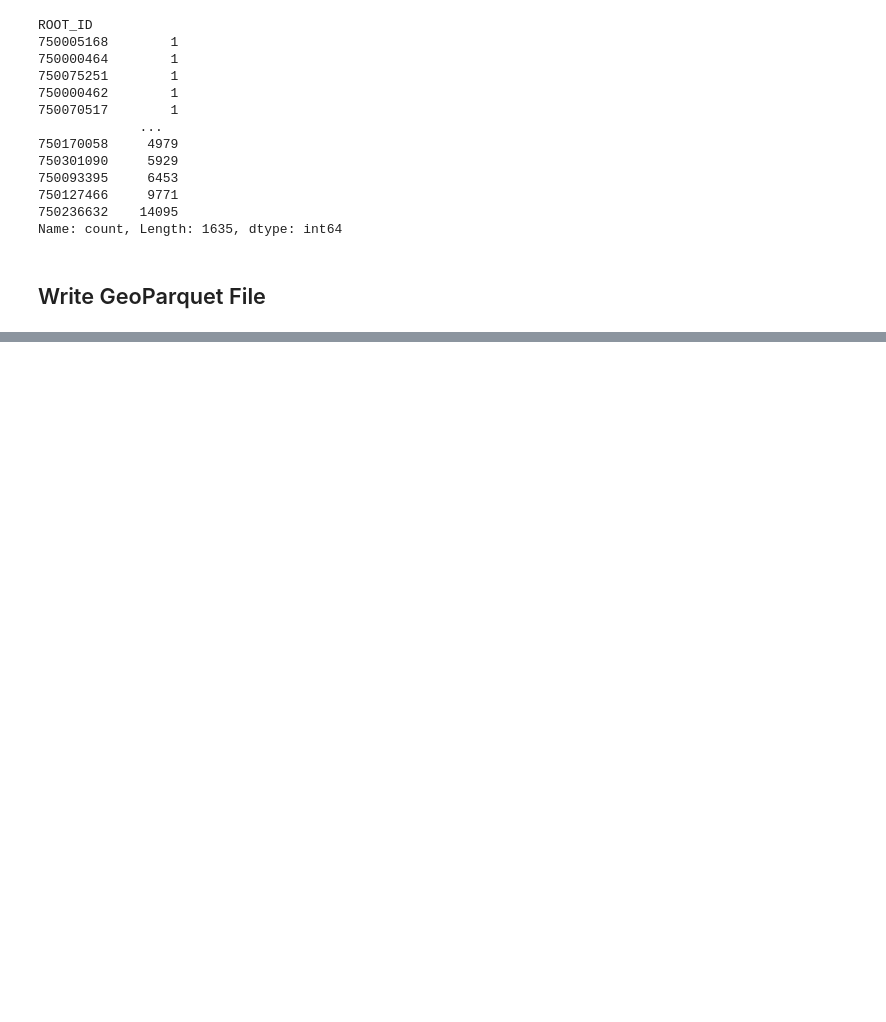
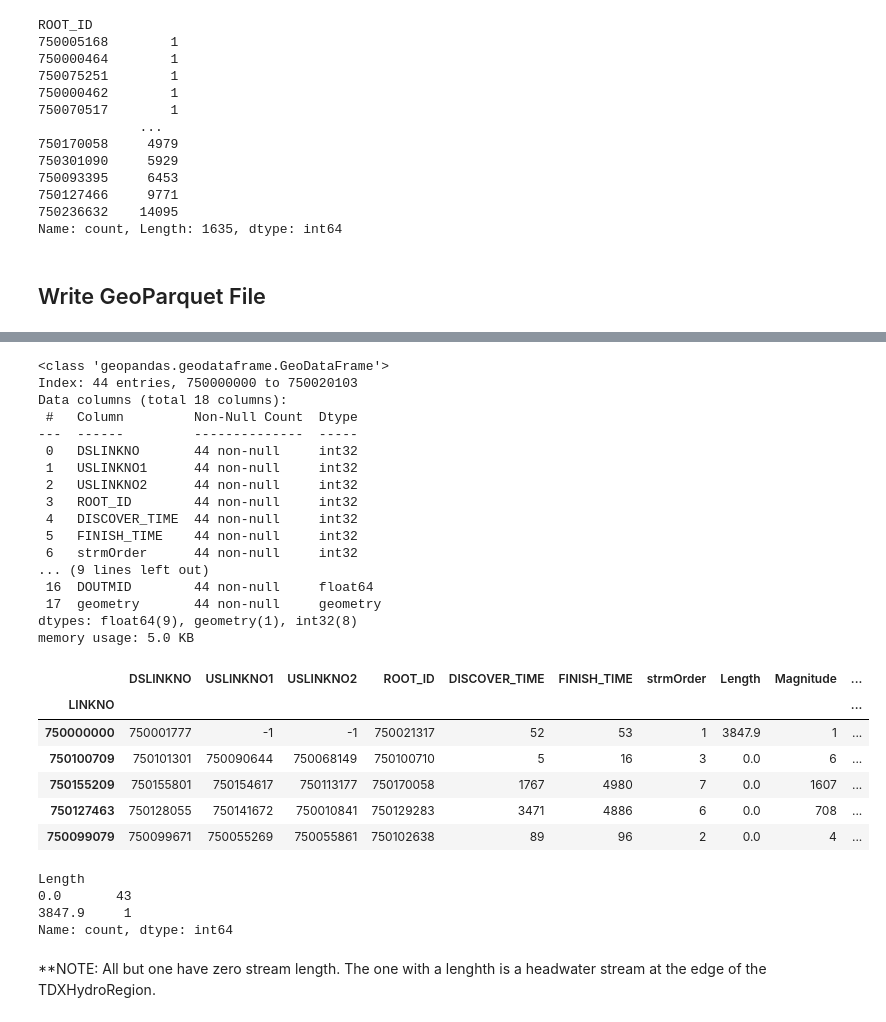
Before and after one commit to WikiWatershed/global-hydrography, a Jupyter notebook: sandbox/modified_nested_set_index.ipynb, the cells around one changed output, grey strips where cells are left out. Drawn from its saved outputs; the diff is of its cells as text; code cells hidden in the pictures; blank space fills up the shorter version.

```diff
--- a/sandbox/modified_nested_set_index.ipynb
+++ b/sandbox/modified_nested_set_index.ipynb
@@ -313,0 +341,4 @@ PosixPath('/Users/aaufdenkampe/Documents/Python/global-hydrography/data_temp/nga
+# %%
+# Test to see if adding metadata to gdf gets saved to parquet
+mnsi_gdf.source_info = info['layer_metadata']
+mnsi_gdf.source_info
@@ -316,0 +425,14 @@ mnsi_gdf.to_parquet(tdx_parquet_path, compression='zstd')
+# %%
+stream_mnsi_gdf = mnsi_gdf.copy(deep=True)
+# %%
+columns_to_merge = ['DSContArea', 'USContArea']
+
+# Merge confirms that their LINKNO values match
+# Although there are not as many basins as there are stream reaches!
+basins_test_gdf = pd.merge(
+    basins_test_gdf,
+    stream_mnsi_gdf[columns_to_merge],
+    how='right',
+    on='LINKNO',
+)
+basins_test_gdf.info()
@@ -316,0 +450,39 @@ mnsi_gdf.to_parquet(tdx_parquet_path, compression='zstd')
+# %%
+# Explore stream links with no basin geometry.
+streams_no_basins_gdf = stream_mnsi_gdf[basins_test_gdf.geometry==None]
+streams_no_basins_gdf.info()
+streams_no_basins_gdf.head()
+# %% [output]
+<class 'geopandas.geodataframe.GeoDataFrame'>
+Index: 44 entries, 750000000 to 750020103
+Data columns (total 18 columns):
+ #   Column         Non-Null Count  Dtype
+---  ------         --------------  -----
+ 0   DSLINKNO       44 non-null     int32
+ 1   USLINKNO1      44 non-null     int32
+ 2   USLINKNO2      44 non-null     int32
+ 3   ROOT_ID        44 non-null     int32
+ 4   DISCOVER_TIME  44 non-null     int32
+ 5   FINISH_TIME    44 non-null     int32
+ 6   strmOrder      44 non-null     int32
+... (9 lines left out)
+ 16  DOUTMID        44 non-null     float64
+ 17  geometry       44 non-null     geometry
+dtypes: float64(9), geometry(1), int32(8)
+memory usage: 5.0 KB
+|  | DSLINKNO | USLINKNO1 | USLINKNO2 | ROOT_ID | DISCOVER_TIME | FINISH_TIME | strmOrder | Length | Magnitude | ... |
+| LINKNO |  |  |  |  |  |  |  |  |  | ... |
+| 750000000 | 750001777 | -1 | -1 | 750021317 | 52 | 53 | 1 | 3847.9 | 1 | ... |
+| 750100709 | 750101301 | 750090644 | 750068149 | 750100710 | 5 | 16 | 3 | 0.0 | 6 | ... |
+| 750155209 | 750155801 | 750154617 | 750113177 | 750170058 | 1767 | 4980 | 7 | 0.0 | 1607 | ... |
+| 750127463 | 750128055 | 750141672 | 750010841 | 750129283 | 3471 | 4886 | 6 | 0.0 | 708 | ... |
+| 750099079 | 750099671 | 750055269 | 750055861 | 750102638 | 89 | 96 | 2 | 0.0 | 4 | ... |
+# %%
+streams_no_basins_gdf.Length.value_counts()
+# %% [output]
+Length
+0.0       43
+3847.9     1
+Name: count, dtype: int64
+# %% [markdown]
+**NOTE: All but one have zero stream length. The one with a lenghth is a headwater stream at the edge of the TDXHydroRegion.
```
Also changed, not shown: parts of 23 cells of this notebook, 6 other files.
